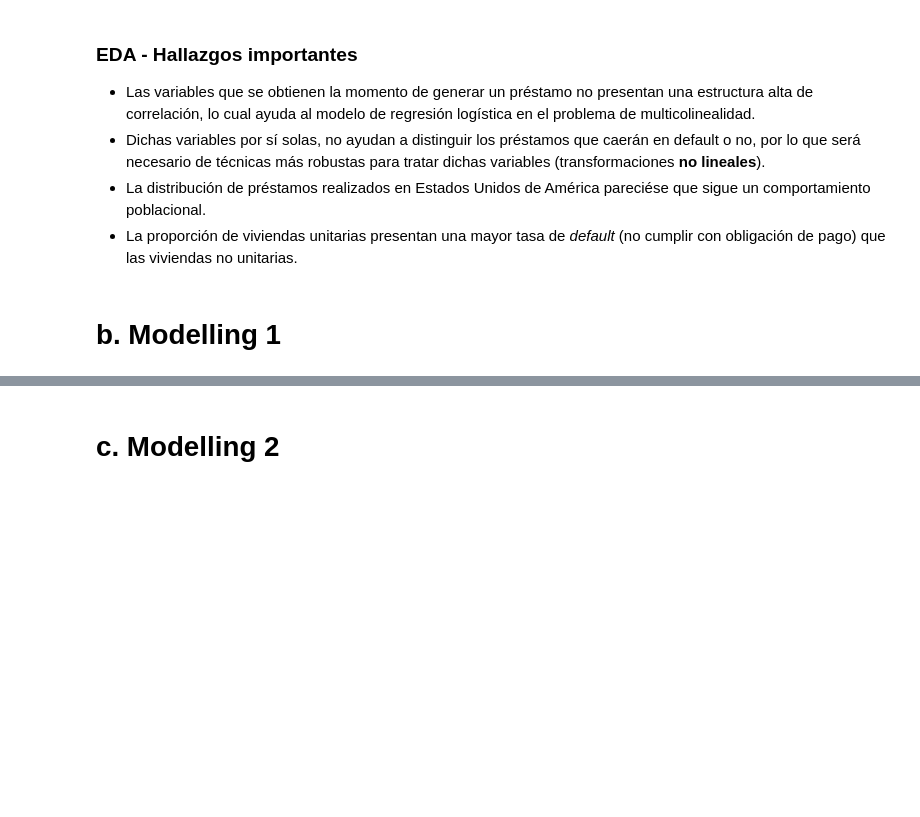
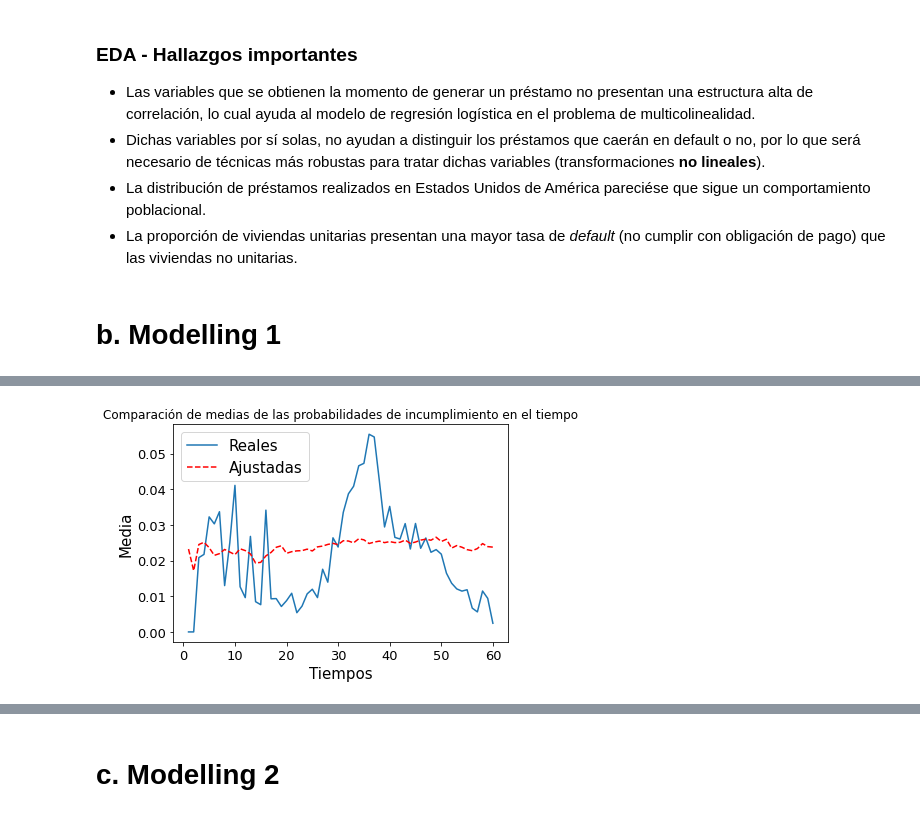
Before and after one commit to arenitss/Proyecto_Final_Analisis_Numerico_Computo_Cientifico, a Jupyter notebook: Reporte/Reporte.ipynb, the cells around one changed output, grey strips where cells are left out. Cells and saved outputs as stored; diff of their text form; code cells hidden in the pictures; blank space fills up the shorter version.

```diff
--- a/Reporte/Reporte.ipynb
+++ b/Reporte/Reporte.ipynb
@@ -502,0 +636,4 @@ El previo gráfico muestra las correlaciones lineales por variables, del cual se
+# %%
+cpa = pd.DataFrame(pd.DataFrame([cp1,-cp2,defaultrates_states1['time']]).T)
+cpa = cpa.rename(columns={0:'cpa1',1:'cpa2',2:'time' })
+data_cpa = pd.merge(selected_data,cpa,left_on='time',right_on='time',)
@@ -502,0 +682,8 @@ El previo gráfico muestra las correlaciones lineales por variables, del cual se
+# %%
+PD_logit_model_cpa = pd.DataFrame(fitted_values_cpa, columns=['PD_logit_model'])
+# %%
+data2_cpa = pd.merge(selected_data[['default_time','time']],PD_logit_model_cpa, right_index=True, left_index=True)
+# %%
+grafica_medias(data2_cpa.PD_logit_model, data2_cpa.default_time, data2_cpa.time)
+# %% [output]
+[figure, added]
```
Also changed, not shown: parts of 53 cells of this notebook.
